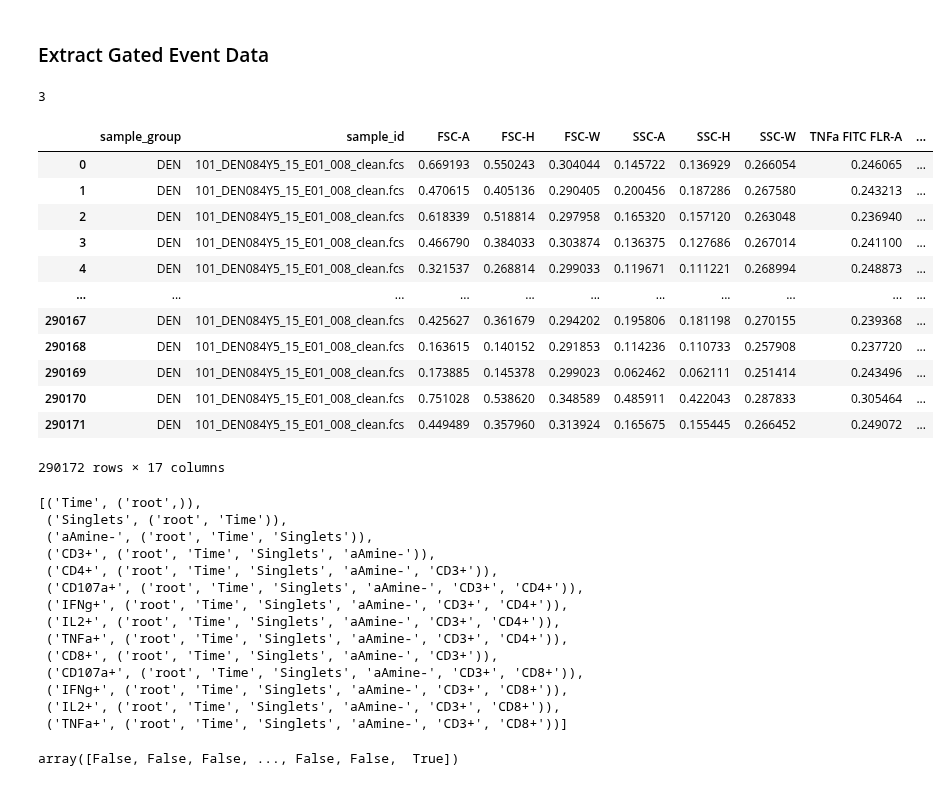
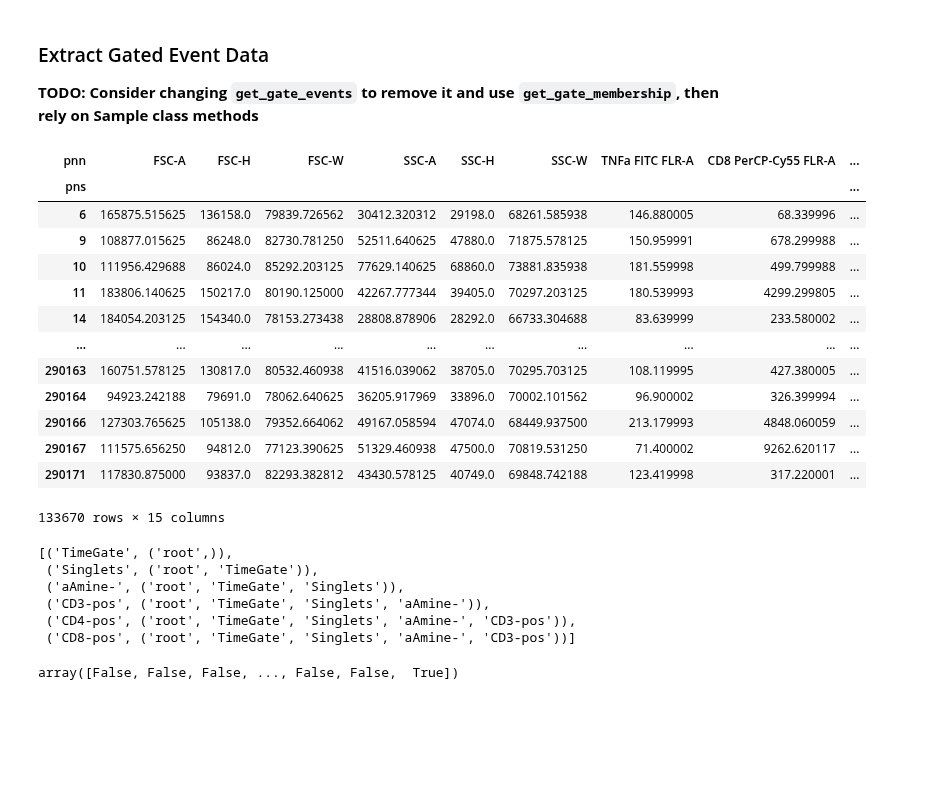
Before and after one commit to whitews/FlowKit, a Jupyter notebook: docs/notebooks/flowkit-tutorial-part05-session-class.ipynb, the cells around one changed output. Saved outputs shown, nothing was run; the diff lists cells and outputs as text; code cells hidden in the pictures; blank space fills up the shorter version.

```diff
--- a/docs/notebooks/flowkit-tutorial-part05-session-class.ipynb
+++ b/docs/notebooks/flowkit-tutorial-part05-session-class.ipynb
@@ -57,13 +57,10 @@ Let's jump in and load some files and a FlowJo workspace. We'll then review the
 # %%
 # setup some file paths for our data
-base_dir = "../../examples/data/8_color_data_set"
+base_dir = "../../data/8_color_data_set"
 
-sample_path = os.path.join(base_dir, "fcs_files")
-wsp_path = os.path.join(base_dir, "8_color_ICS.wsp")
+fcs_dir = os.path.join(base_dir, "fcs_files")
+gml_path = os.path.join(base_dir, "8_color_ICS.xml")
 # %%
-# Create a Session with the path to our FCS files.
-# Alternatively, FCS files can be added using the 'add_samples' method
-session = fk.Session(sample_path)
-
-# import a FlowJo 10 workspace file
-session.import_flowjo_workspace(wsp_path)
+# Create a Session with the path to our GatingML document and the directory containing our FCS files.
+# Alternatively, FCS files can be added later using the 'add_samples' method.
+session = fk.Session(gating_strategy=gml_path, fcs_samples=fcs_dir)
@@ -206,2 +169,0 @@ for i, row in sample_results.report.iterrows():
-# %% [markdown]
-### Extract Gated Event Data
@@ -210,45 +170,40 @@ results = session.get_wsp_gated_events(group_name=sample_group, sample_ids=sampl
-# %%
-len(results)
-# %% [output]
-3
+# %% [markdown]
+### Extract Gated Event Data
+
+**TODO: Consider changing `get_gate_events` to remove it and use `get_gate_membership`, then rely on Sample class methods**
+# %%
+cd3_pos_events = session.get_gate_events(sample_id=sample_id, gate_name='CD3-pos')
 # %%
 # Gated event results is a list of DataFrames (in the order of the given sample_list)
 # Rows are the individual events
 # Columns are the channels (plus a sample_group & sample_id column)
-results[0]
+cd3_pos_events
 # %% [output]
-|  | sample_group | sample_id | FSC-A | FSC-H | FSC-W | SSC-A | SSC-H | SSC-W | TNFa FITC FLR-A | ... |
-| 0 | DEN | 101_DEN084Y5_15_E01_008_clean.fcs | 0.669193 | 0.550243 | 0.304044 | 0.145722 | 0.136929 | 0.266054 | 0.246065 | ... |
-| 1 | DEN | 101_DEN084Y5_15_E01_008_clean.fcs | 0.470615 | 0.405136 | 0.290405 | 0.200456 | 0.187286 | 0.267580 | 0.243213 | ... |
-| 2 | DEN | 101_DEN084Y5_15_E01_008_clean.fcs | 0.618339 | 0.518814 | 0.297958 | 0.165320 | 0.157120 | 0.263048 | 0.236940 | ... |
-| 3 | DEN | 101_DEN084Y5_15_E01_008_clean.fcs | 0.466790 | 0.384033 | 0.303874 | 0.136375 | 0.127686 | 0.267014 | 0.241100 | ... |
-| 4 | DEN | 101_DEN084Y5_15_E01_008_clean.fcs | 0.321537 | 0.268814 | 0.299033 | 0.119671 | 0.111221 | 0.268994 | 0.248873 | ... |
-| ... | ... | ... | ... | ... | ... | ... | ... | ... | ... | ... |
-| 290167 | DEN | 101_DEN084Y5_15_E01_008_clean.fcs | 0.425627 | 0.361679 | 0.294202 | 0.195806 | 0.181198 | 0.270155 | 0.239368 | ... |
-| 290168 | DEN | 101_DEN084Y5_15_E01_008_clean.fcs | 0.163615 | 0.140152 | 0.291853 | 0.114236 | 0.110733 | 0.257908 | 0.237720 | ... |
-| 290169 | DEN | 101_DEN084Y5_15_E01_008_clean.fcs | 0.173885 | 0.145378 | 0.299023 | 0.062462 | 0.062111 | 0.251414 | 0.243496 | ... |
-| 290170 | DEN | 101_DEN084Y5_15_E01_008_clean.fcs | 0.751028 | 0.538620 | 0.348589 | 0.485911 | 0.422043 | 0.287833 | 0.305464 | ... |
-| 290171 | DEN | 101_DEN084Y5_15_E01_008_clean.fcs | 0.449489 | 0.357960 | 0.313924 | 0.165675 | 0.155445 | 0.266452 | 0.249072 | ... |
+| pnn | FSC-A | FSC-H | FSC-W | SSC-A | SSC-H | SSC-W | TNFa FITC FLR-A | CD8 PerCP-Cy55 FLR-A | ... |
+| pns |  |  |  |  |  |  |  |  | ... |
+| 6 | 165875.515625 | 136158.0 | 79839.726562 | 30412.320312 | 29198.0 | 68261.585938 | 146.880005 | 68.339996 | ... |
+| 9 | 108877.015625 | 86248.0 | 82730.781250 | 52511.640625 | 47880.0 | 71875.578125 | 150.959991 | 678.299988 | ... |
+| 10 | 111956.429688 | 86024.0 | 85292.203125 | 77629.140625 | 68860.0 | 73881.835938 | 181.559998 | 499.799988 | ... |
+| 11 | 183806.140625 | 150217.0 | 80190.125000 | 42267.777344 | 39405.0 | 70297.203125 | 180.539993 | 4299.299805 | ... |
+| 14 | 184054.203125 | 154340.0 | 78153.273438 | 28808.878906 | 28292.0 | 66733.304688 | 83.639999 | 233.580002 | ... |
+| ... | ... | ... | ... | ... | ... | ... | ... | ... | ... |
+| 290163 | 160751.578125 | 130817.0 | 80532.460938 | 41516.039062 | 38705.0 | 70295.703125 | 108.119995 | 427.380005 | ... |
+| 290164 | 94923.242188 | 79691.0 | 78062.640625 | 36205.917969 | 33896.0 | 70002.101562 | 96.900002 | 326.399994 | ... |
+| 290166 | 127303.765625 | 105138.0 | 79352.664062 | 49167.058594 | 47074.0 | 68449.937500 | 213.179993 | 4848.060059 | ... |
+| 290167 | 111575.656250 | 94812.0 | 77123.390625 | 51329.460938 | 47500.0 | 70819.531250 | 71.400002 | 9262.620117 | ... |
+| 290171 | 117830.875000 | 93837.0 | 82293.382812 | 43430.578125 | 40749.0 | 69848.742188 | 123.419998 | 317.220001 | ... |
-290172 rows × 17 columns
+133670 rows × 15 columns
 # %%
-# Retrieve all the gate IDs for a sample group
+# Retrieve all the gate IDs
 # Note a gate ID is a combination of the gate name plus its gate path
-session.get_gate_ids(group_name=sample_group)
+session.get_gate_ids()
 # %% [output]
-[('Time', ('root',)),
- ('Singlets', ('root', 'Time')),
- ('aAmine-', ('root', 'Time', 'Singlets')),
- ('CD3+', ('root', 'Time', 'Singlets', 'aAmine-')),
- ('CD4+', ('root', 'Time', 'Singlets', 'aAmine-', 'CD3+')),
- ('CD107a+', ('root', 'Time', 'Singlets', 'aAmine-', 'CD3+', 'CD4+')),
- ('IFNg+', ('root', 'Time', 'Singlets', 'aAmine-', 'CD3+', 'CD4+')),
- ('IL2+', ('root', 'Time', 'Singlets', 'aAmine-', 'CD3+', 'CD4+')),
- ('TNFa+', ('root', 'Time', 'Singlets', 'aAmine-', 'CD3+', 'CD4+')),
- ('CD8+', ('root', 'Time', 'Singlets', 'aAmine-', 'CD3+')),
- ('CD107a+', ('root', 'Time', 'Singlets', 'aAmine-', 'CD3+', 'CD8+')),
- ('IFNg+', ('root', 'Time', 'Singlets', 'aAmine-', 'CD3+', 'CD8+')),
- ('IL2+', ('root', 'Time', 'Singlets', 'aAmine-', 'CD3+', 'CD8+')),
- ('TNFa+', ('root', 'Time', 'Singlets', 'aAmine-', 'CD3+', 'CD8+'))]
+[('TimeGate', ('root',)),
+ ('Singlets', ('root', 'TimeGate')),
+ ('aAmine-', ('root', 'TimeGate', 'Singlets')),
+ ('CD3-pos', ('root', 'TimeGate', 'Singlets', 'aAmine-')),
+ ('CD4-pos', ('root', 'TimeGate', 'Singlets', 'aAmine-', 'CD3-pos')),
+ ('CD8-pos', ('root', 'TimeGate', 'Singlets', 'aAmine-', 'CD3-pos'))]
 # %%
 # Instead of getting the gated events, you can also
 # retrieve the gate membership for all events.
```
Also changed, not shown: parts of 20 cells of this notebook, 3 other files.
